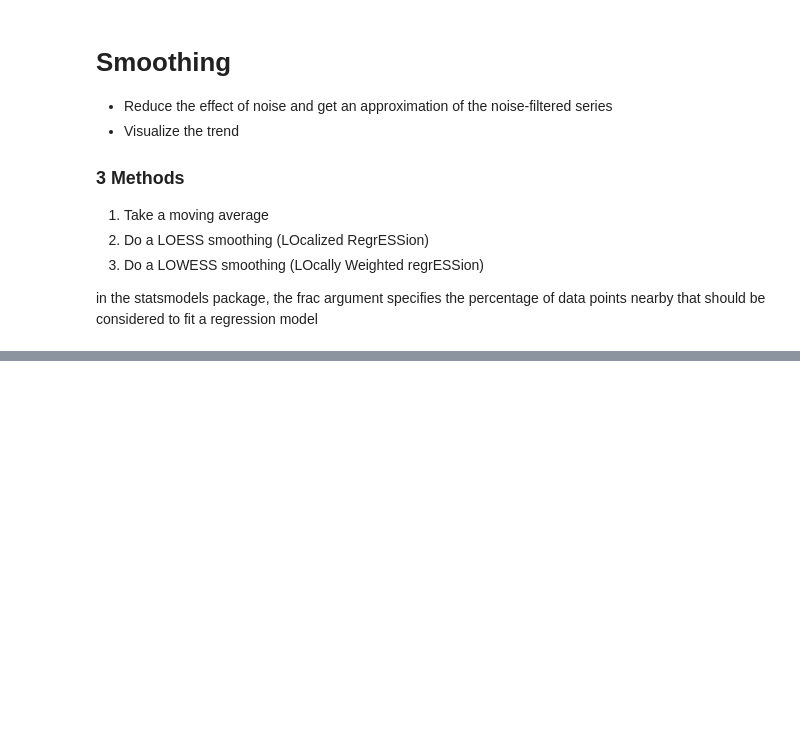
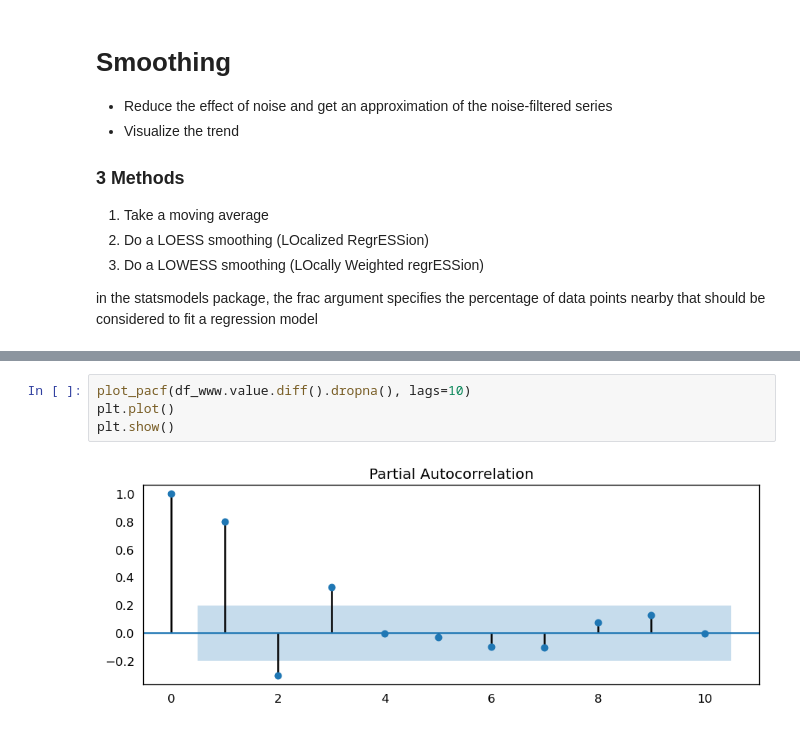
Before and after one commit to dylanrosser/ML, a Jupyter notebook: ARIMA.ipynb, the cells around one changed output, grey strips where cells are left out. Drawn from its saved outputs; the diff is of its cells as text; blank space fills up the shorter version.

```diff
--- a/ARIMA.ipynb
+++ b/ARIMA.ipynb
@@ -469,0 +672,6 @@ in the statsmodels package, the frac argument specifies the percentage of data p
+# %%
+plot_pacf(df_www.value.diff().dropna(), lags=10)
+plt.plot()
+plt.show()
+# %% [output]
+[figure, added]
```
Also changed, not shown: parts of 28 cells of this notebook, 3 other files.
